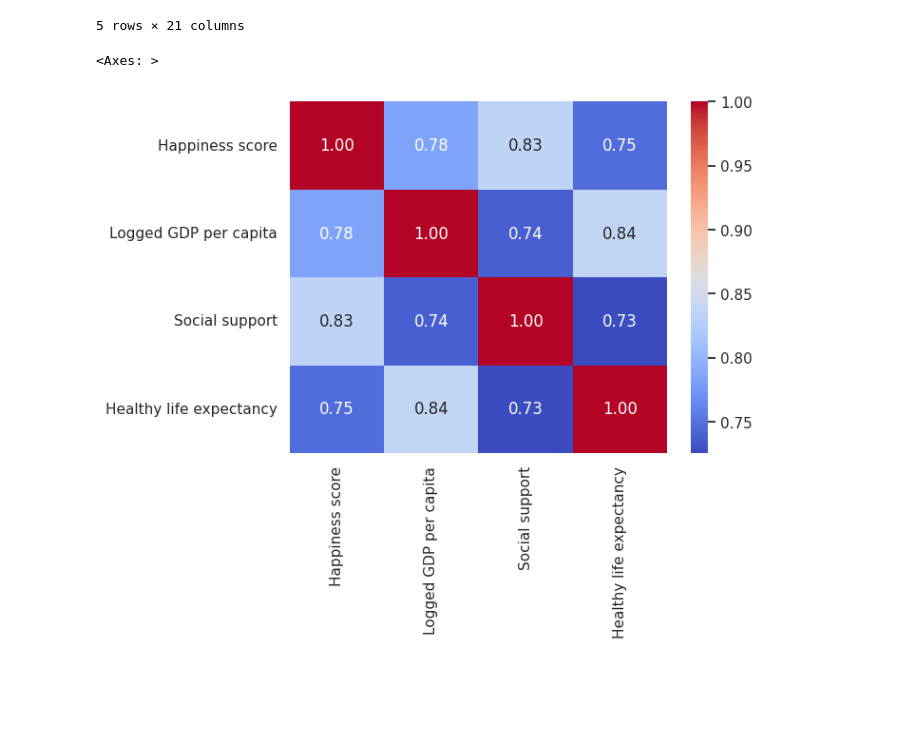
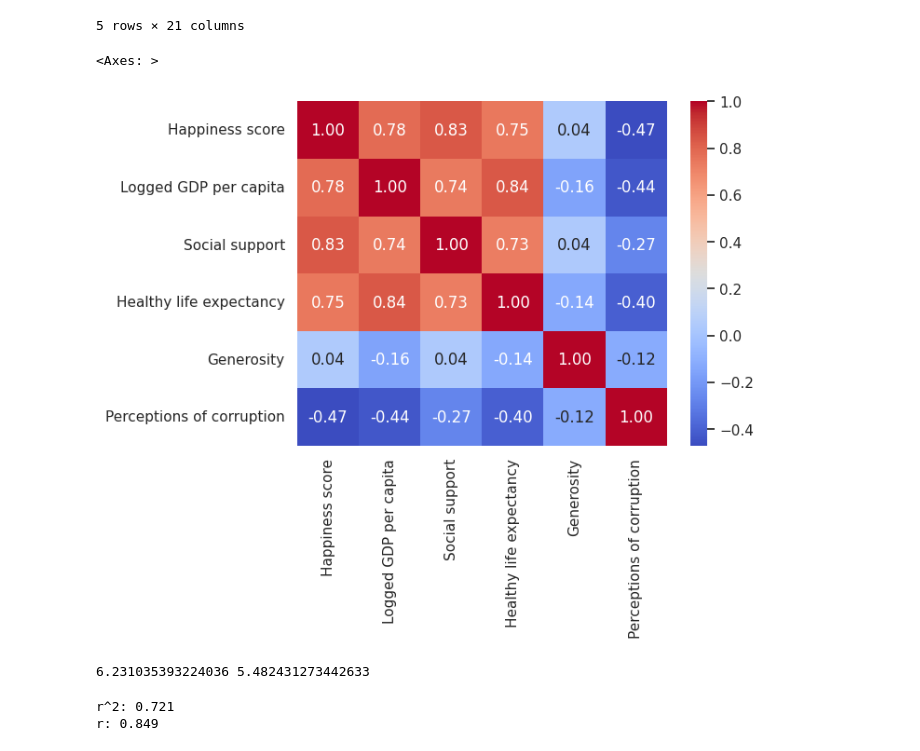
Before and after one commit to mertensblackfyre/oms, a Jupyter notebook: Linear Regression/World Happiness/WorldHappiness.ipynb, the cells around one changed output. Cells and saved outputs as stored; diff of their text form; code cells hidden in the pictures; blank space fills up the shorter version.

```diff
--- a/Linear Regression/World Happiness/WorldHappiness.ipynb
+++ b/Linear Regression/World Happiness/WorldHappiness.ipynb
@@ -95,9 +97,39 @@ df.head()
 5 rows × 21 columns
 # %%
 cols = ["Happiness score", "Logged GDP per capita",
-        "Social support", "Healthy life expectancy"]
+        "Social support", "Healthy life expectancy","Generosity","Perceptions of corruption"]
 corr = df[cols].corr()
 sns.heatmap(corr, annot=True, cmap="coolwarm", fmt=".2f")
 # %% [output]
 <Axes: >
-[figure, old version]
+[figure, new version]
+# %%
+# What is the average happiness score globally?
+# Confidince interval using t-test
+
+n = 30
+sample = df.sample(n=n)
+sample_mean = sample["Happiness score"].mean()
+sample_std = sample["Happiness score"].std()
+t = abs(stats.t.ppf(0.05/2, n-1))
+
+def compute_confidence_interval(mean_x,std_x,t,n):
+  h = mean_x + t * (std_x / math.sqrt(n))
+  l = mean_x - t * (std_x / math.sqrt(n))
+  print(h,l)
+
+
+compute_confidence_interval(sample_mean, sample_std, t, n)
+# %% [output]
+6.231035393224036 5.482431273442633
+# %%
+# Does GDP predict happiness?
+x_train,x_test,y_train,y_test = train_test_split(df["Logged GDP per capita"],df["Happiness score"],test_size=1/4)
+model = LinearRegression()
+model.fit(x_train.to_frame(),y_train.to_frame())
+s= model.score(x_test.to_frame(),y_test.to_frame())
+print("r^2: %.3f" % s)
+print("r: %.3f" % math.sqrt(s))
+# %% [output]
+r^2: 0.721
+r: 0.849
```
Also changed, not shown: parts of 4 cells of this notebook.
